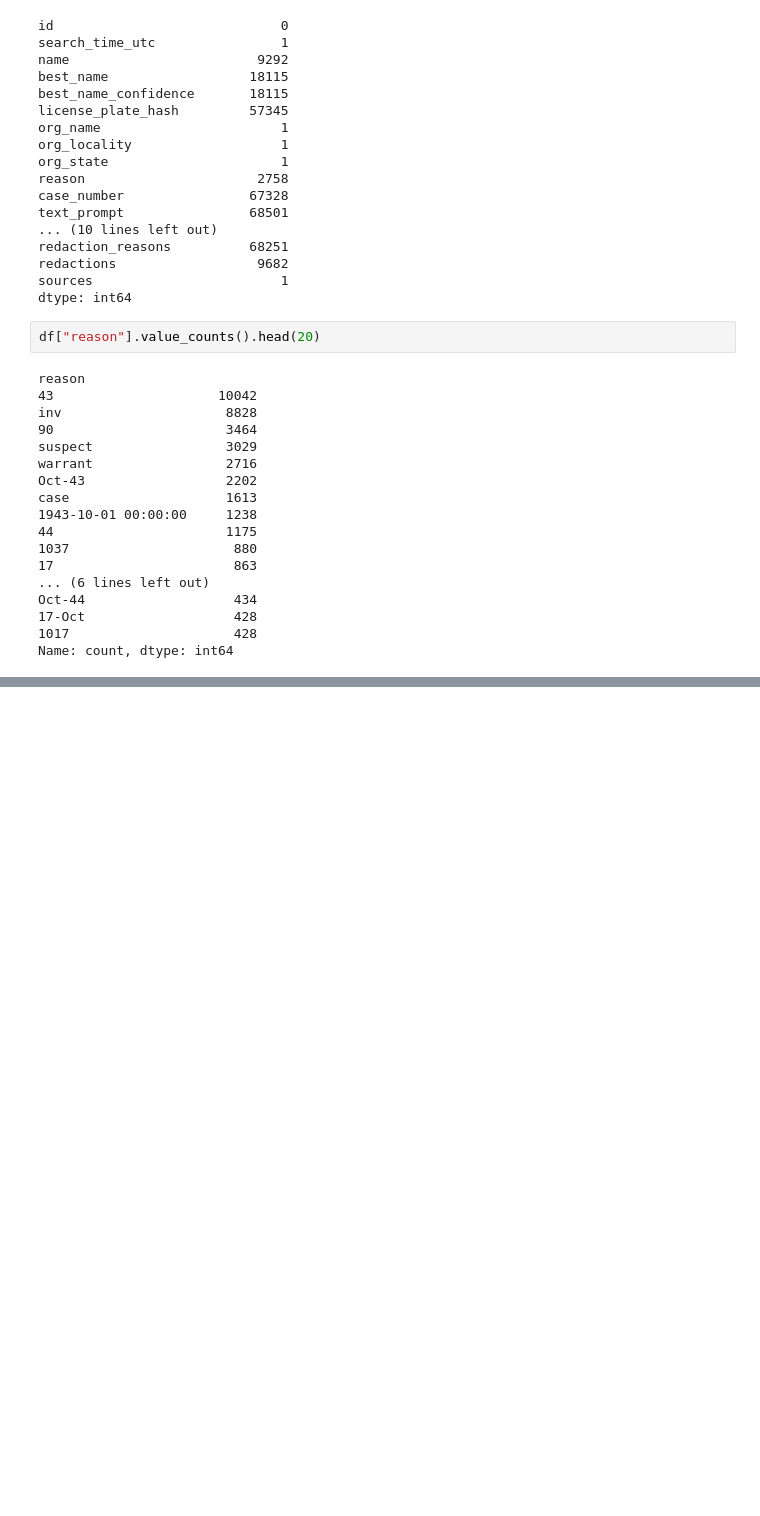
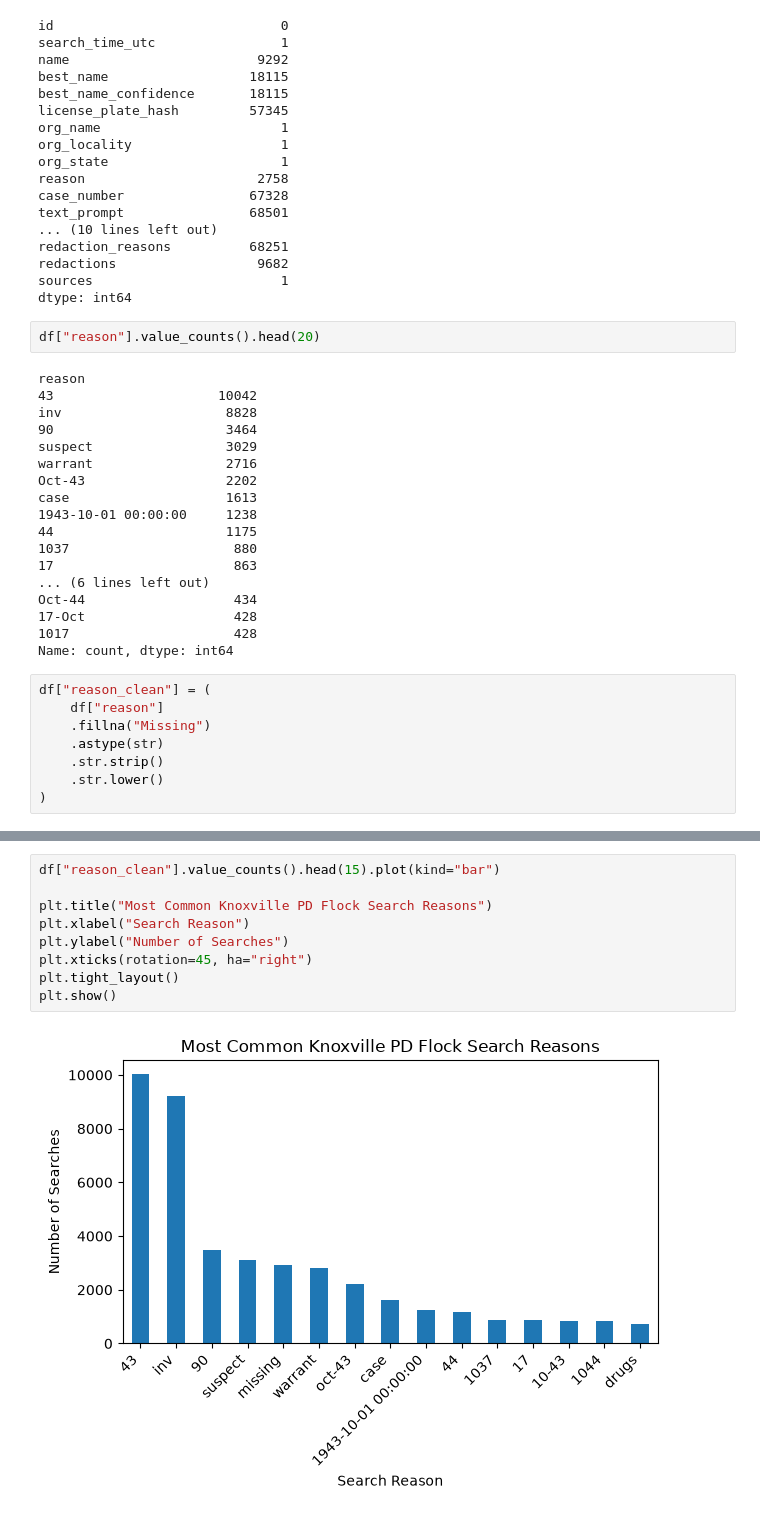
Before and after one commit to koeniyandall/MiniProject1, a Jupyter notebook: kyandall.ipynb, the cells around one changed output, grey strips where cells are left out. Drawn from its saved outputs; the diff is of its cells as text; blank space fills up the shorter version.

Commit message:
graphs and data cleaning

```diff
--- a/kyandall.ipynb
+++ b/kyandall.ipynb
@@ -82,3 +82,11 @@ Oct-44                   434
 17-Oct                   428
 1017                     428
 Name: count, dtype: int64
+# %%
+df["reason_clean"] = (
+    df["reason"]
+    .fillna("Missing")
+    .astype(str)
+    .str.strip()
+    .str.lower()
+)
@@ -84,0 +113,11 @@ Name: count, dtype: int64
+# %%
+df["reason_clean"].value_counts().head(15).plot(kind="bar")
+
+plt.title("Most Common Knoxville PD Flock Search Reasons")
+plt.xlabel("Search Reason")
+plt.ylabel("Number of Searches")
+plt.xticks(rotation=45, ha="right")
+plt.tight_layout()
+plt.show()
+# %% [output]
+[figure, added]
```
Also changed, not shown: parts of 5 cells of this notebook.
